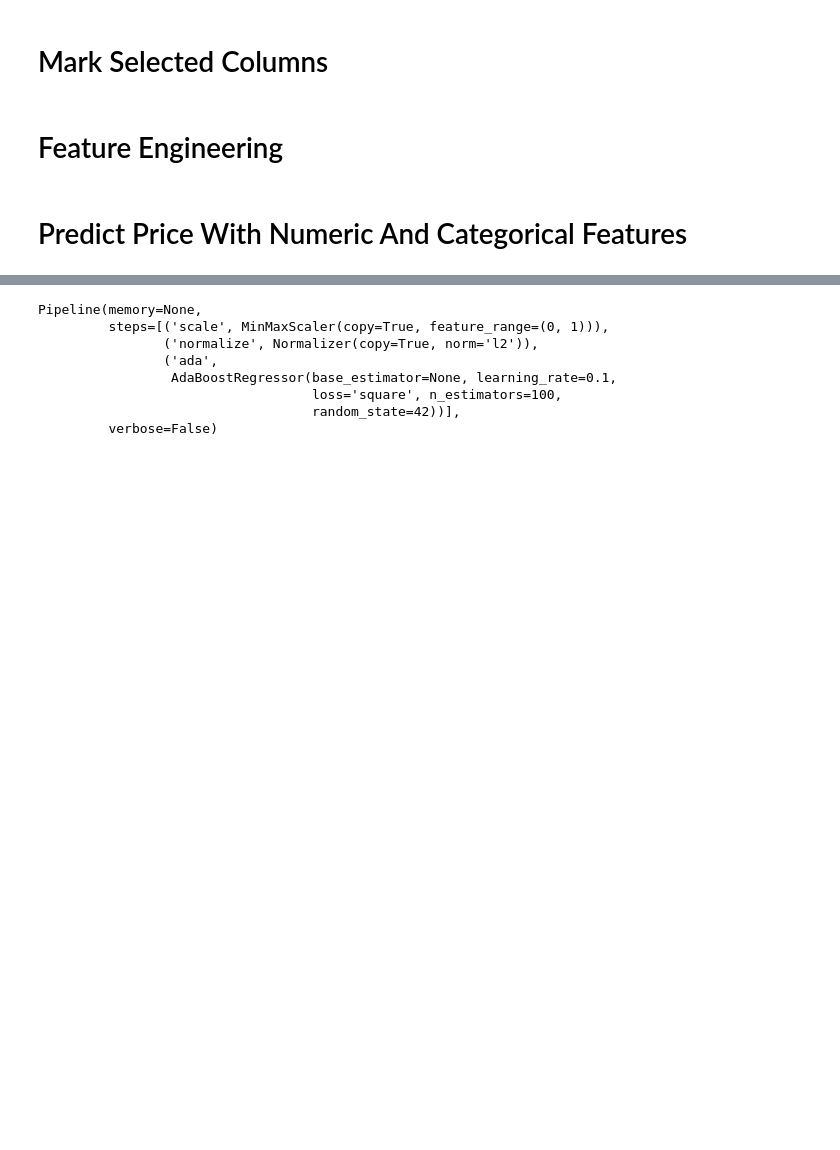
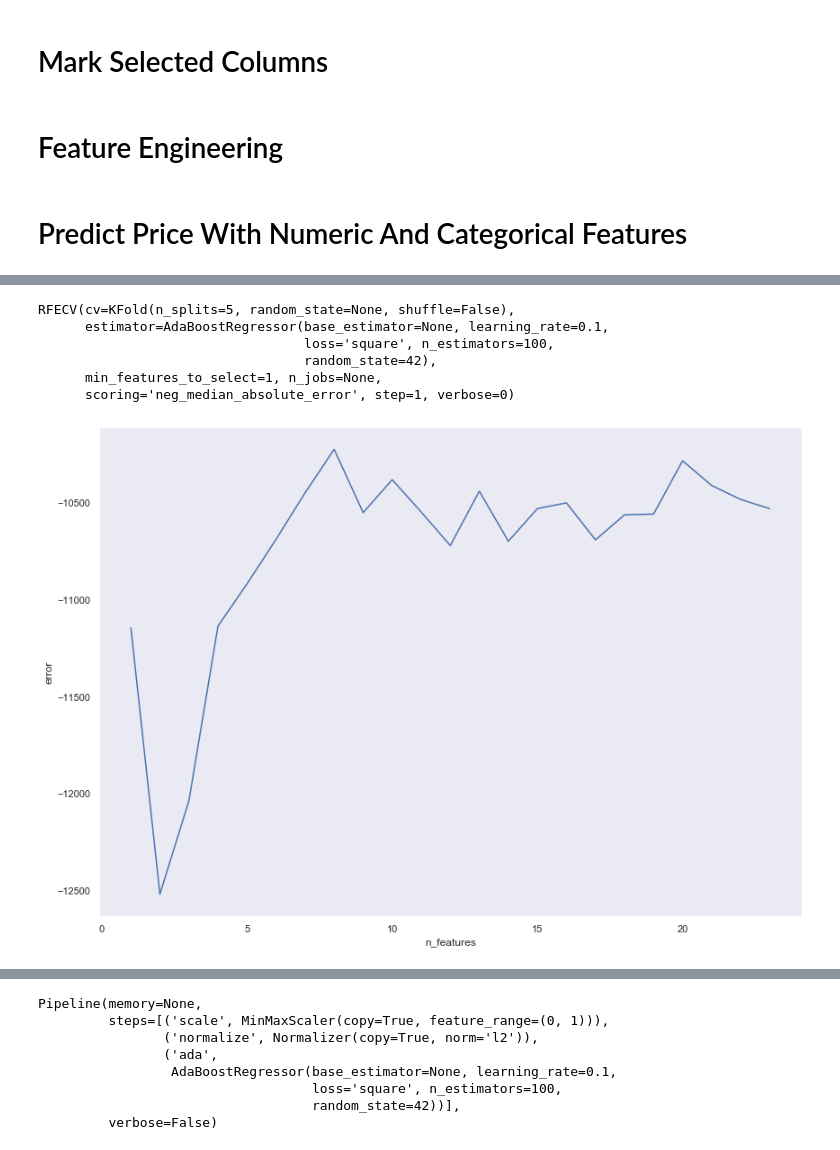
Before and after one commit to rossrco/analyses, a Jupyter notebook: home_oslo_home/modelling.ipynb, the cells around one changed output, grey strips where cells are left out. Drawn from its saved outputs; the diff is of its cells as text; code cells hidden in the pictures; blank space fills up the shorter version.

```diff
--- a/home_oslo_home/modelling.ipynb
+++ b/home_oslo_home/modelling.ipynb
@@ -315,3 +331,5 @@ Index(['primary_size', 'total_size', 'price', 'time_s', 'num_bedrooms',
+# %%
+model_data = model_data[model_data['address_oslo_True'] == True].copy()
 # %%
 target = 'price_per_sq_m'
 possible_targets = ['price_per_sq_m', 'price']
@@ -349,6 +367,8 @@ def create_model():
     model.add(Dense(1, activation="linear"))
     model.compile(loss='mean_squared_error', optimizer='adam')
     return model
+# %%
+estimator = AdaBoostRegressor(n_estimators=100, learning_rate=0.1, loss='square', random_state=random_seed)
 # %%
 steps = []
 
@@ -364,3 +385,22 @@ steps.append(('ada', AdaBoostRegressor(n_estimators=100, learning_rate=0.1, loss
 # steps.append(('mlp', MLPRegressor()))
 # %%
 pipeline = Pipeline(steps)
+# %%
+rfe = RFECV(estimator, step=1, cv=KFold(5), scoring='neg_median_absolute_error')
+# %%
+rfe.fit(X_train, y_train)
+# %% [output]
+RFECV(cv=KFold(n_splits=5, random_state=None, shuffle=False),
+      estimator=AdaBoostRegressor(base_estimator=None, learning_rate=0.1,
+                                  loss='square', n_estimators=100,
+                                  random_state=42),
+      min_features_to_select=1, n_jobs=None,
+      scoring='neg_median_absolute_error', step=1, verbose=0)
+# %%
+plt.figure()
+plt.xlabel('n_features')
+plt.ylabel('error')
+plt.plot(range(1, len(rfe.grid_scores_) + 1), rfe.grid_scores_)
+plt.show()
+# %% [output]
+[figure, added]
```
Also changed, not shown: parts of 22 cells of this notebook, 3 other files.
